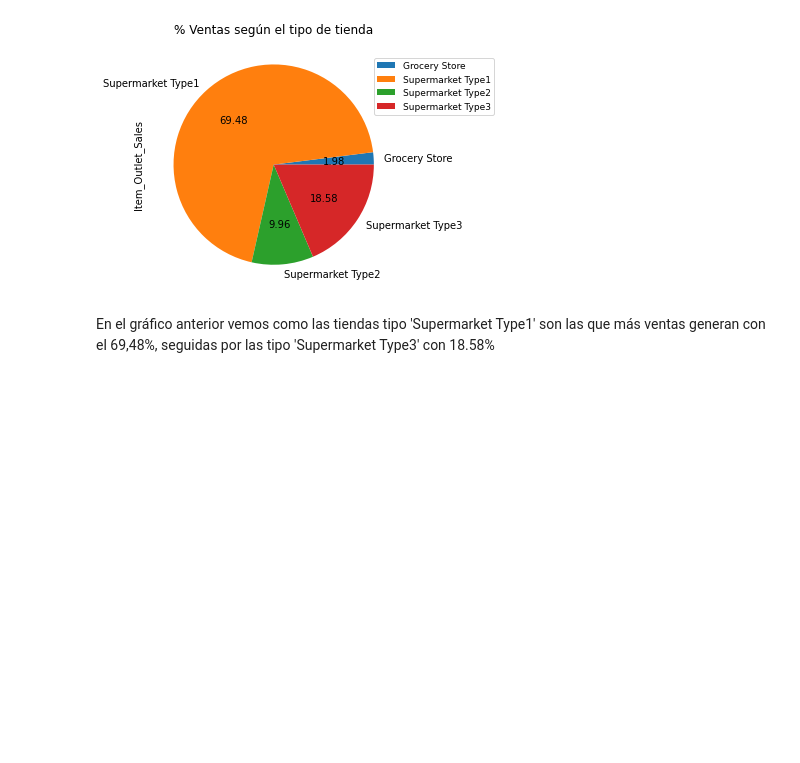
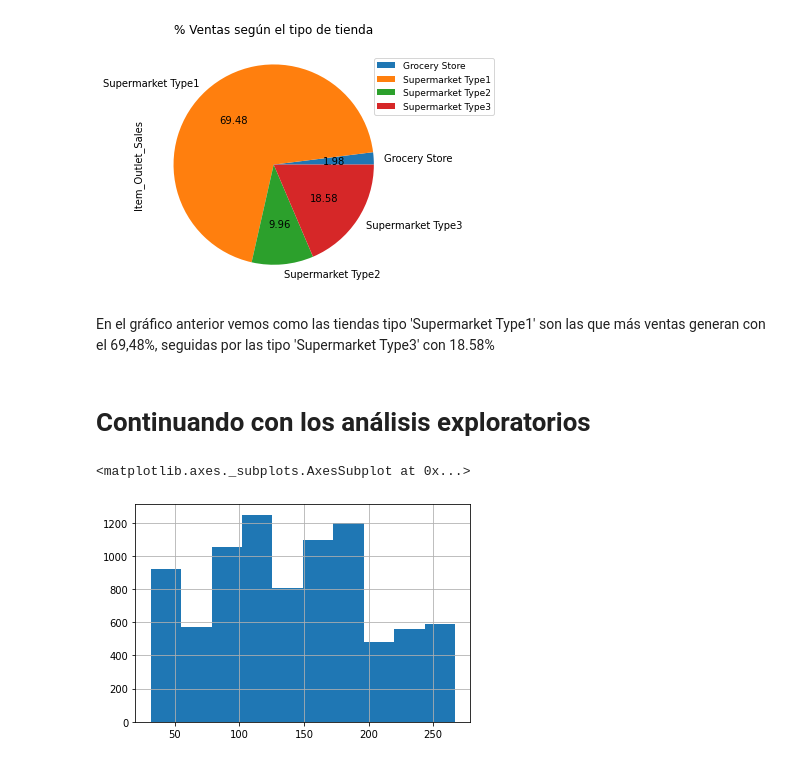
Before and after one commit to ejliendov/sales-prediccions, a Jupyter notebook: sales_predictions.ipynb, the cells around one changed output. Saved outputs shown, nothing was run; the diff lists cells and outputs as text; code cells hidden in the pictures; blank space fills up the shorter version.

```diff
--- a/sales_predictions.ipynb
+++ b/sales_predictions.ipynb
@@ -217,3 +236,10 @@ plt.tight_layout()
 [figure]
 # %% [markdown]
 En el gráfico anterior vemos como las tiendas tipo 'Supermarket Type1' son las que más ventas generan con el 69,48%, seguidas por las tipo 'Supermarket Type3' con 18.58%
+# %% [markdown]
+# Continuando con los análisis exploratorios
+# %%
+df['Item_MRP'].hist()
+# %% [output]
+<matplotlib.axes._subplots.AxesSubplot at 0x...>
+[figure, added]
```
Also changed, not shown: parts of 5 cells of this notebook.
